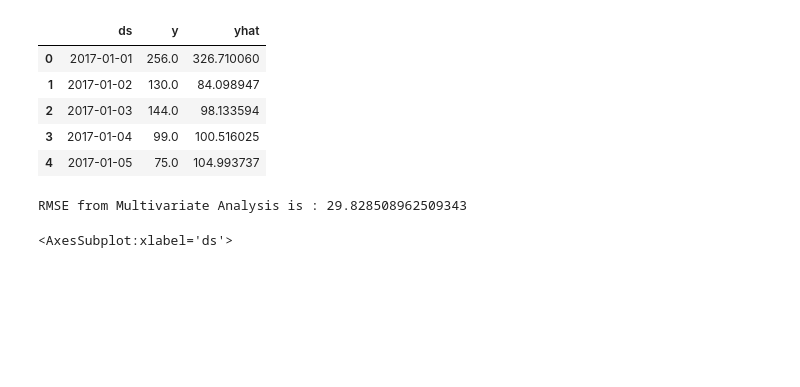
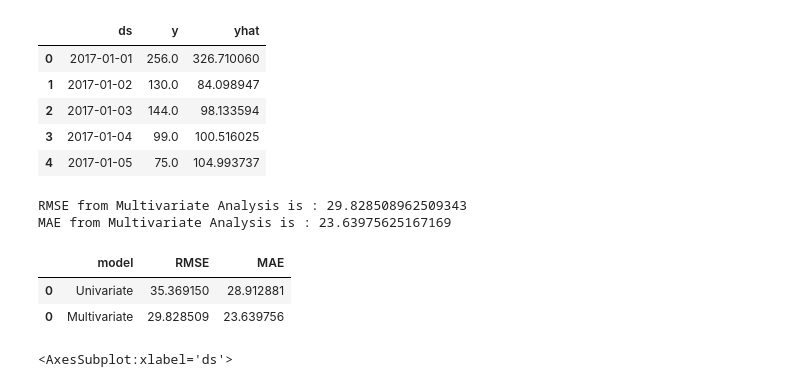
Before and after one commit to ajitsingh98/Time-Series-Analysis-and-Forecasting-with-Python, a Jupyter notebook: Time_Series_Forecasting_With_Prophet.ipynb, the cells around one changed output. Cells and saved outputs as stored; diff of their text form; code cells hidden in the pictures; blank space fills up the shorter version.

```diff
--- a/Time_Series_Forecasting_With_Prophet.ipynb
+++ b/Time_Series_Forecasting_With_Prophet.ipynb
@@ -107,9 +111,11 @@ result.head()
 | 3 | 2017-01-04 | 99.0 | 102.316290 |
 | 4 | 2017-01-05 | 75.0 | 109.854199 |
 # %%
-#calculate rmse
+#calculate rmse and mae
 rmse = np.sqrt(np.mean((result['y']-result['yhat'])**2))
+mae = (np.mean(np.abs(result['y']-result['yhat'])))
 
 print(f"RMSE from Univariate Analysis is : {rmse}")
+print(f"MAE from Univariate Analysis is : {mae}")
 # %% [output]
 RMSE from Univariate Analysis is : 35.36914997188645
@@ -277,10 +291,20 @@ result.head()
 # %%
 #calculate rmse
 rmse = np.sqrt(np.mean((result['y']-result['yhat'])**2))
+mae = (np.mean(np.abs(result['y']-result['yhat'])))
 
 print(f"RMSE from Multivariate Analysis is : {rmse}")
+print(f"MAE from Multivariate Analysis is : {mae}")
 # %% [output]
 RMSE from Multivariate Analysis is : 29.828508962509343
+MAE from Multivariate Analysis is : 23.63975625167169
+# %%
+perf_df = pd.concat([perf_df, pd.DataFrame({"model":["Multivariate"], "RMSE":[rmse], "MAE":[mae]})])
+perf_df.head()
+# %% [output]
+|  | model | RMSE | MAE |
+| 0 | Univariate | 35.369150 | 28.912881 |
+| 0 | Multivariate | 29.828509 | 23.639756 |
 # %%
 result.set_index('ds').dropna().plot()
 # %% [output]
```
Also changed, not shown: parts of 19 cells of this notebook, 2 other files.
